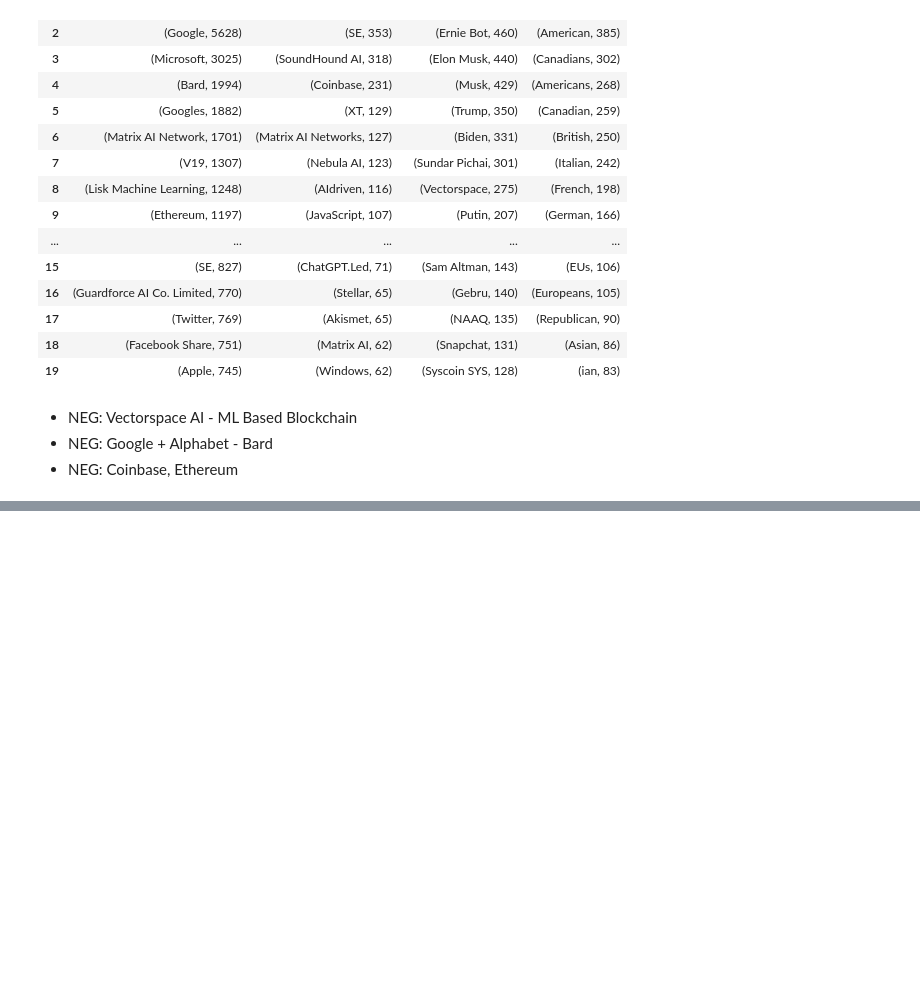
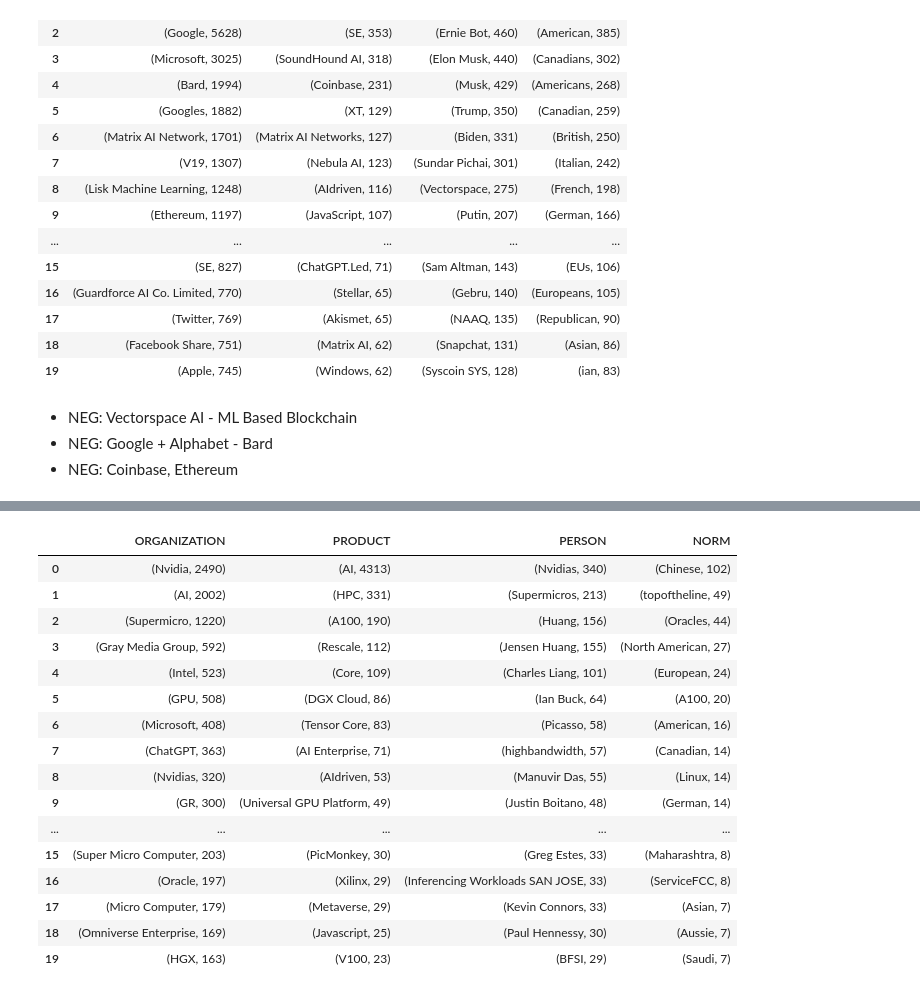
Before and after one commit to kshitij-mittal/Impact_Analysis_GenAI, a Jupyter notebook: 062_TargetedSentiment.ipynb, the cells around one changed output, grey strips where cells are left out. Cells and saved outputs as stored; diff of their text form; code cells hidden in the pictures; blank space fills up the shorter version.

```diff
--- a/062_TargetedSentiment.ipynb
+++ b/062_TargetedSentiment.ipynb
@@ -217,0 +338,23 @@ len(df_filt_neg.Bert_topics.unique())
+# %%
+# HARDWARE
+df_filt_pos_gpu=df_filt_pos[df_filt_pos.Bert_topics.isin([6])]
+ent_trend_gpu = get_top_ents_2(df_filt_pos_gpu)
+ent_trend_gpu
+# %% [output]
+|  | ORGANIZATION | PRODUCT | PERSON | NORM |
+| 0 | (Nvidia, 2490) | (AI, 4313) | (Nvidias, 340) | (Chinese, 102) |
+| 1 | (AI, 2002) | (HPC, 331) | (Supermicros, 213) | (topoftheline, 49) |
+| 2 | (Supermicro, 1220) | (A100, 190) | (Huang, 156) | (Oracles, 44) |
+| 3 | (Gray Media Group, 592) | (Rescale, 112) | (Jensen Huang, 155) | (North American, 27) |
+| 4 | (Intel, 523) | (Core, 109) | (Charles Liang, 101) | (European, 24) |
+| 5 | (GPU, 508) | (DGX Cloud, 86) | (Ian Buck, 64) | (A100, 20) |
+| 6 | (Microsoft, 408) | (Tensor Core, 83) | (Picasso, 58) | (American, 16) |
+| 7 | (ChatGPT, 363) | (AI Enterprise, 71) | (highbandwidth, 57) | (Canadian, 14) |
+| 8 | (Nvidias, 320) | (AIdriven, 53) | (Manuvir Das, 55) | (Linux, 14) |
+| 9 | (GR, 300) | (Universal GPU Platform, 49) | (Justin Boitano, 48) | (German, 14) |
+| ... | ... | ... | ... | ... |
+| 15 | (Super Micro Computer, 203) | (PicMonkey, 30) | (Greg Estes, 33) | (Maharashtra, 8) |
+| 16 | (Oracle, 197) | (Xilinx, 29) | (Inferencing Workloads SAN JOSE, 33) | (ServiceFCC, 8) |
+| 17 | (Micro Computer, 179) | (Metaverse, 29) | (Kevin Connors, 33) | (Asian, 7) |
+| 18 | (Omniverse Enterprise, 169) | (Javascript, 25) | (Paul Hennessy, 30) | (Aussie, 7) |
+| 19 | (HGX, 163) | (V100, 23) | (BFSI, 29) | (Saudi, 7) |
```
Also changed, not shown: parts of 21 cells of this notebook.
